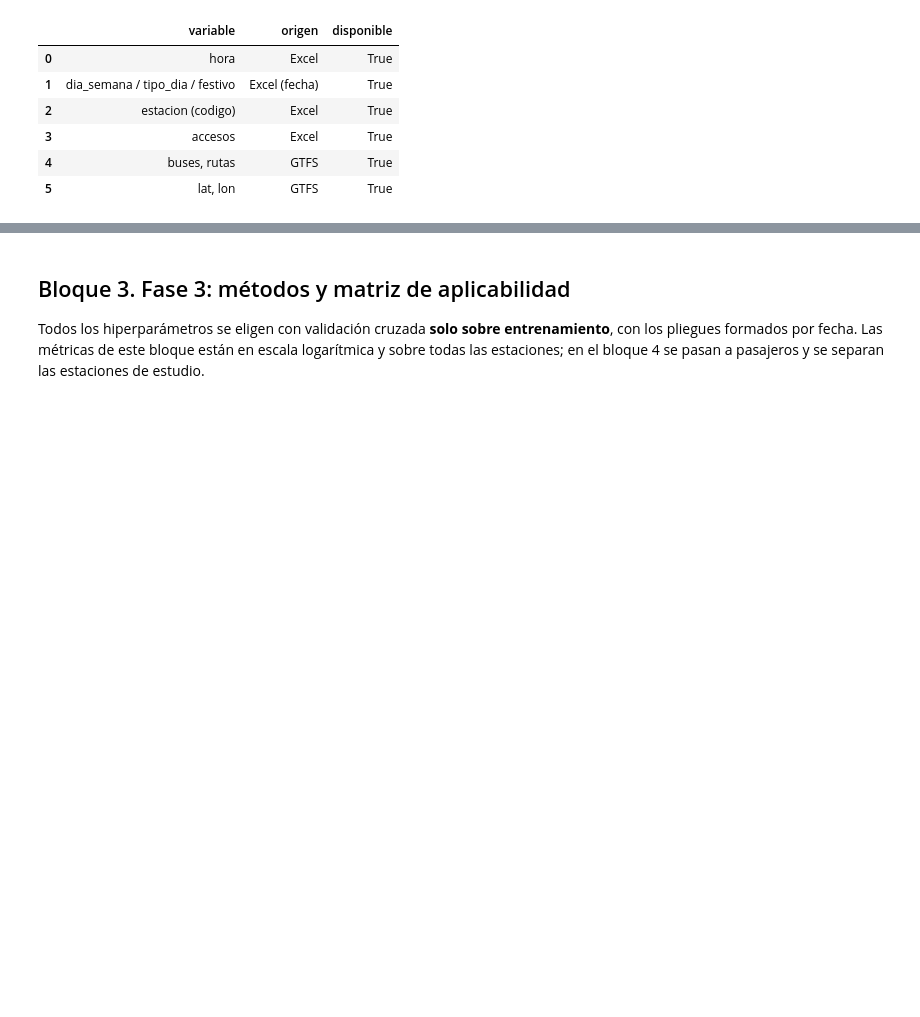
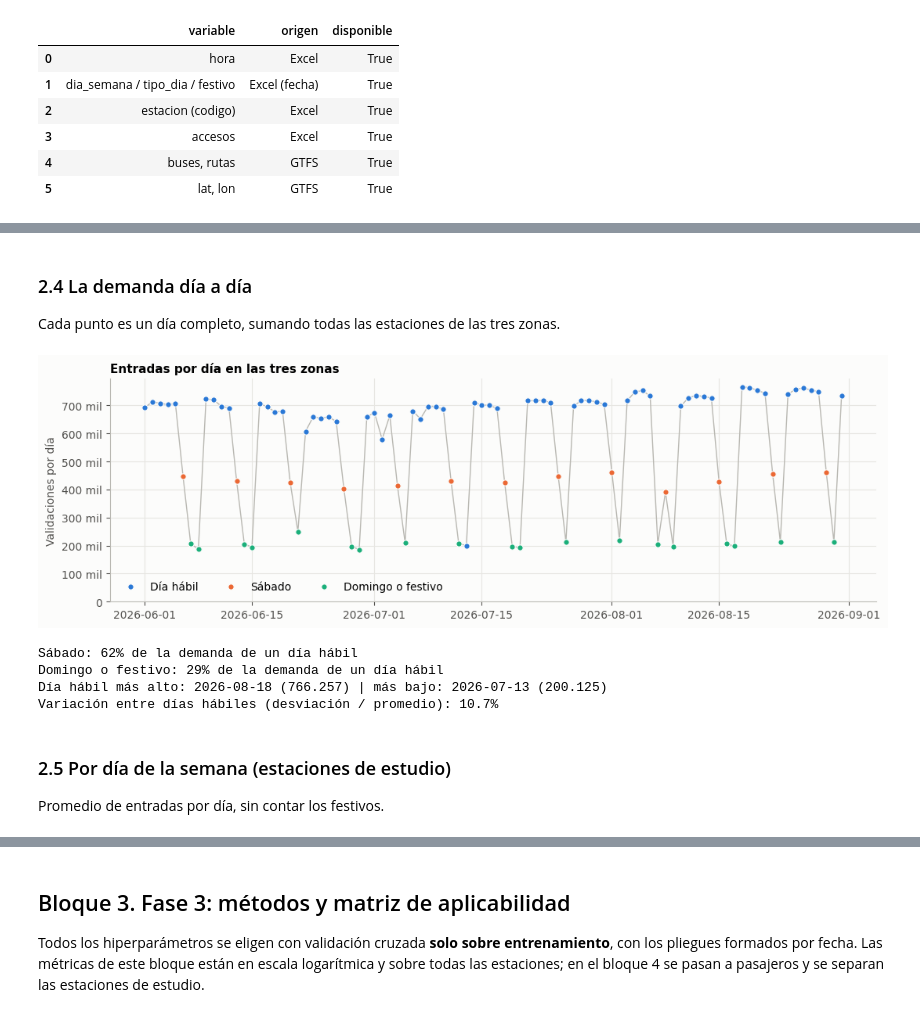
Before and after one commit to QueenR1014/FlujoTransmilenio, a Jupyter notebook: notebooks/taller_transmilenio.ipynb, the cells around one changed output, grey strips where cells are left out. Cells and saved outputs as stored; diff of their text form; code cells hidden in the pictures; blank space fills up the shorter version.

```diff
--- a/notebooks/taller_transmilenio.ipynb
+++ b/notebooks/taller_transmilenio.ipynb
@@ -379,0 +538,31 @@ Prueba:        82509 registros, 21 días | de las estaciones de estudio: 4893
+# %% [markdown]
+### 2.4 La demanda día a día
+Cada punto es un día completo, sumando todas las estaciones de las tres zonas.
+# %%
+diario = datos.groupby("fecha").agg(validaciones=("validaciones", "sum"), tipo_dia=("tipo_dia", "first"))
+fig, ax = plt.subplots(figsize=(11, 3.6))
+ax.plot(diario.index, diario.validaciones, color=GRIS, linewidth=1, zorder=1)
+for t in ["habil", "sabado", "domingo_festivo"]:
+    g = diario[diario.tipo_dia == t]
+    ax.scatter(g.index, g.validaciones, s=28, color=COLOR_DIA[t], label=NOMBRE_DIA[t], zorder=2,
+               edgecolor="#fcfcfb", linewidth=0.8)
+ax.set_title("Entradas por día en las tres zonas"); ax.set_ylabel("Validaciones por día")
+ax.yaxis.set_major_formatter(miles); ax.set_ylim(0); ax.legend(ncol=3, loc="lower left")
+plt.tight_layout(); plt.savefig(FIG / "serie_diaria.png", dpi=120); plt.show()
+
+prom = diario.groupby("tipo_dia").validaciones.mean()
+for t in ["sabado", "domingo_festivo"]:
+    if t in prom and "habil" in prom:
+        print(f"{NOMBRE_DIA[t]}: {prom[t] / prom['habil']:.0%} de la demanda de un día hábil")
+hab = diario[diario.tipo_dia == "habil"].validaciones
+print(f"Día hábil más alto: {hab.idxmax().date()} ({hab.max():,.0f}) | más bajo: {hab.idxmin().date()} ({hab.min():,.0f})".replace(",", "."))
+print("Variación entre días hábiles (desviación / promedio): {:.1%}".format(hab.std() / hab.mean()))
+# %% [output]
+[figure, added]
+Sábado: 62% de la demanda de un día hábil
+Domingo o festivo: 29% de la demanda de un día hábil
+Día hábil más alto: 2026-08-18 (766.257) | más bajo: 2026-07-13 (200.125)
+Variación entre días hábiles (desviación / promedio): 10.7%
+# %% [markdown]
+### 2.5 Por día de la semana (estaciones de estudio)
+Promedio de entradas por día, sin contar los festivos.
```
Also changed, not shown: parts of 64 cells of this notebook.
